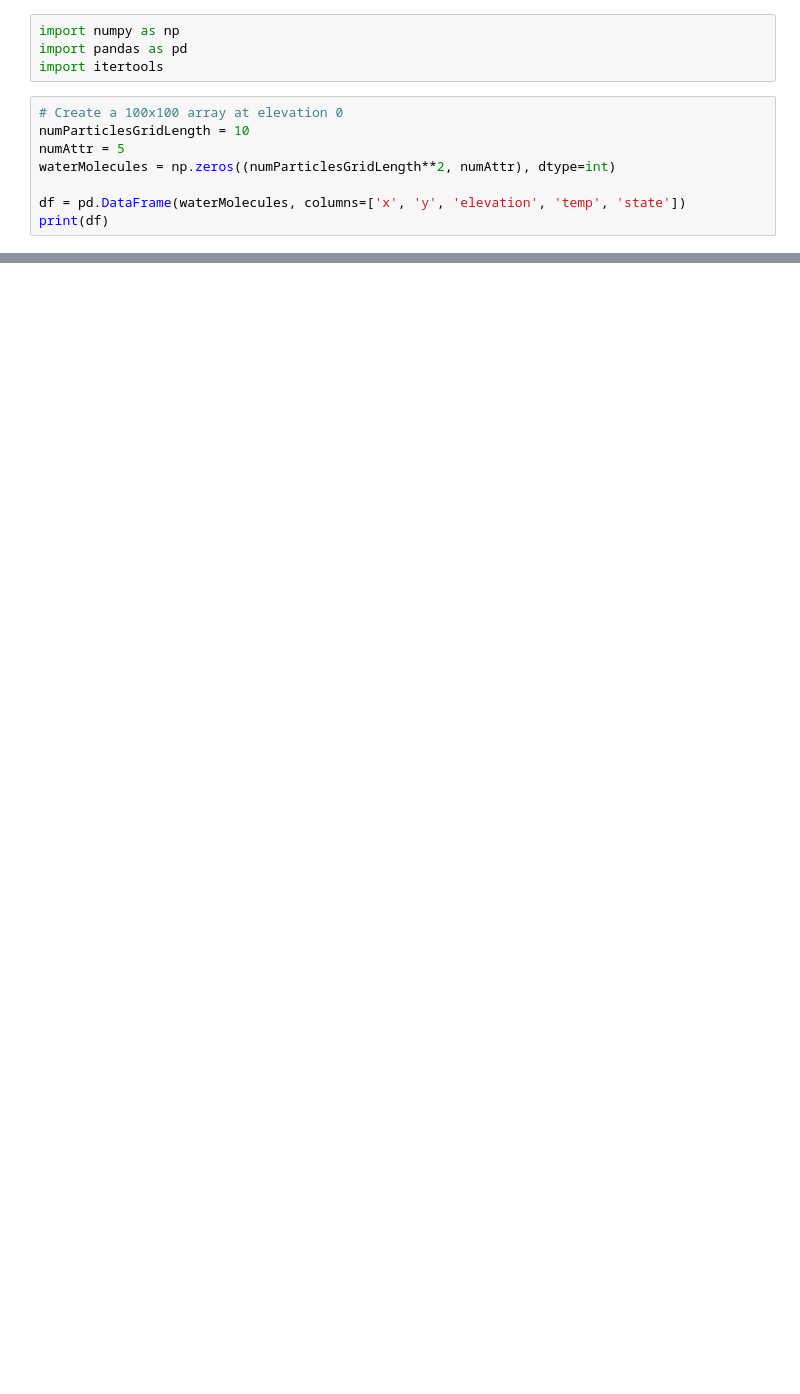
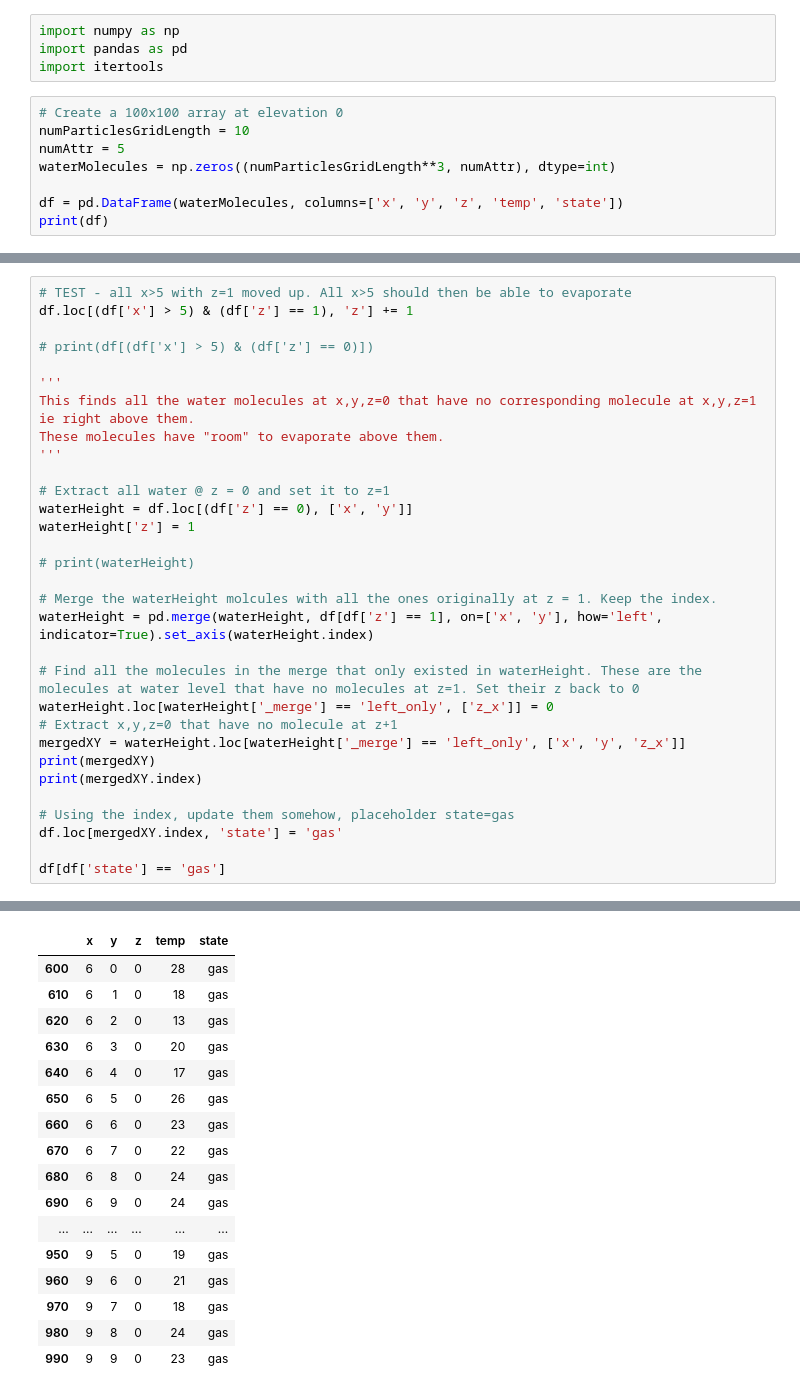
Before and after one commit to Antel0pe/HurricaneSimulation, a Jupyter notebook: HurricaneSimulation.ipynb, the cells around one changed output, grey strips where cells are left out. Saved outputs shown, nothing was run; the diff lists cells and outputs as text; blank space fills up the shorter version.

Commit message:
detect water that can evaporate

```diff
--- a/HurricaneSimulation.ipynb
+++ b/HurricaneSimulation.ipynb
@@ -6,8 +6,8 @@ import itertools
 # Create a 100x100 array at elevation 0
 numParticlesGridLength = 10
 numAttr = 5
-waterMolecules = np.zeros((numParticlesGridLength**2, numAttr), dtype=int)
+waterMolecules = np.zeros((numParticlesGridLength**3, numAttr), dtype=int)
 
-df = pd.DataFrame(waterMolecules, columns=['x', 'y', 'elevation', 'temp', 'state'])
+df = pd.DataFrame(waterMolecules, columns=['x', 'y', 'z', 'temp', 'state'])
 print(df)
 # %% [output]
@@ -106,0 +92,32 @@ print(df)
+# %%
+# TEST - all x>5 with z=1 moved up. All x>5 should then be able to evaporate
+df.loc[(df['x'] > 5) & (df['z'] == 1), 'z'] += 1
+
+# print(df[(df['x'] > 5) & (df['z'] == 0)])
+
+'''
+This finds all the water molecules at x,y,z=0 that have no corresponding molecule at x,y,z=1 ie right above them.
+These molecules have "room" to evaporate above them.
+'''
+
+# Extract all water @ z = 0 and set it to z=1
+waterHeight = df.loc[(df['z'] == 0), ['x', 'y']]
+waterHeight['z'] = 1
+
+# print(waterHeight)
+
+# Merge the waterHeight molcules with all the ones originally at z = 1. Keep the index.
+waterHeight = pd.merge(waterHeight, df[df['z'] == 1], on=['x', 'y'], how='left', indicator=True).set_axis(waterHeight.index)
+
+# Find all the molecules in the merge that only existed in waterHeight. These are the molecules at water level that have no molecules at z=1. Set their z back to 0
+waterHeight.loc[waterHeight['_merge'] == 'left_only', ['z_x']] = 0
+# Extract x,y,z=0 that have no molecule at z+1
+mergedXY = waterHeight.loc[waterHeight['_merge'] == 'left_only', ['x', 'y', 'z_x']]
+print(mergedXY)
+print(mergedXY.index)
+
+# Using the index, update them somehow, placeholder state=gas
+df.loc[mergedXY.index, 'state'] = 'gas'
+
+df[df['state'] == 'gas']
+# %% [output]
@@ -106,0 +141,17 @@ print(df)
+|  | x | y | z | temp | state |
+| 600 | 6 | 0 | 0 | 28 | gas |
+| 610 | 6 | 1 | 0 | 18 | gas |
+| 620 | 6 | 2 | 0 | 13 | gas |
+| 630 | 6 | 3 | 0 | 20 | gas |
+| 640 | 6 | 4 | 0 | 17 | gas |
+| 650 | 6 | 5 | 0 | 26 | gas |
+| 660 | 6 | 6 | 0 | 23 | gas |
+| 670 | 6 | 7 | 0 | 22 | gas |
+| 680 | 6 | 8 | 0 | 24 | gas |
+| 690 | 6 | 9 | 0 | 24 | gas |
+| ... | ... | ... | ... | ... | ... |
+| 950 | 9 | 5 | 0 | 19 | gas |
+| 960 | 9 | 6 | 0 | 21 | gas |
+| 970 | 9 | 7 | 0 | 18 | gas |
+| 980 | 9 | 8 | 0 | 24 | gas |
+| 990 | 9 | 9 | 0 | 23 | gas |
```
Also changed, not shown: parts of 8 cells of this notebook.
